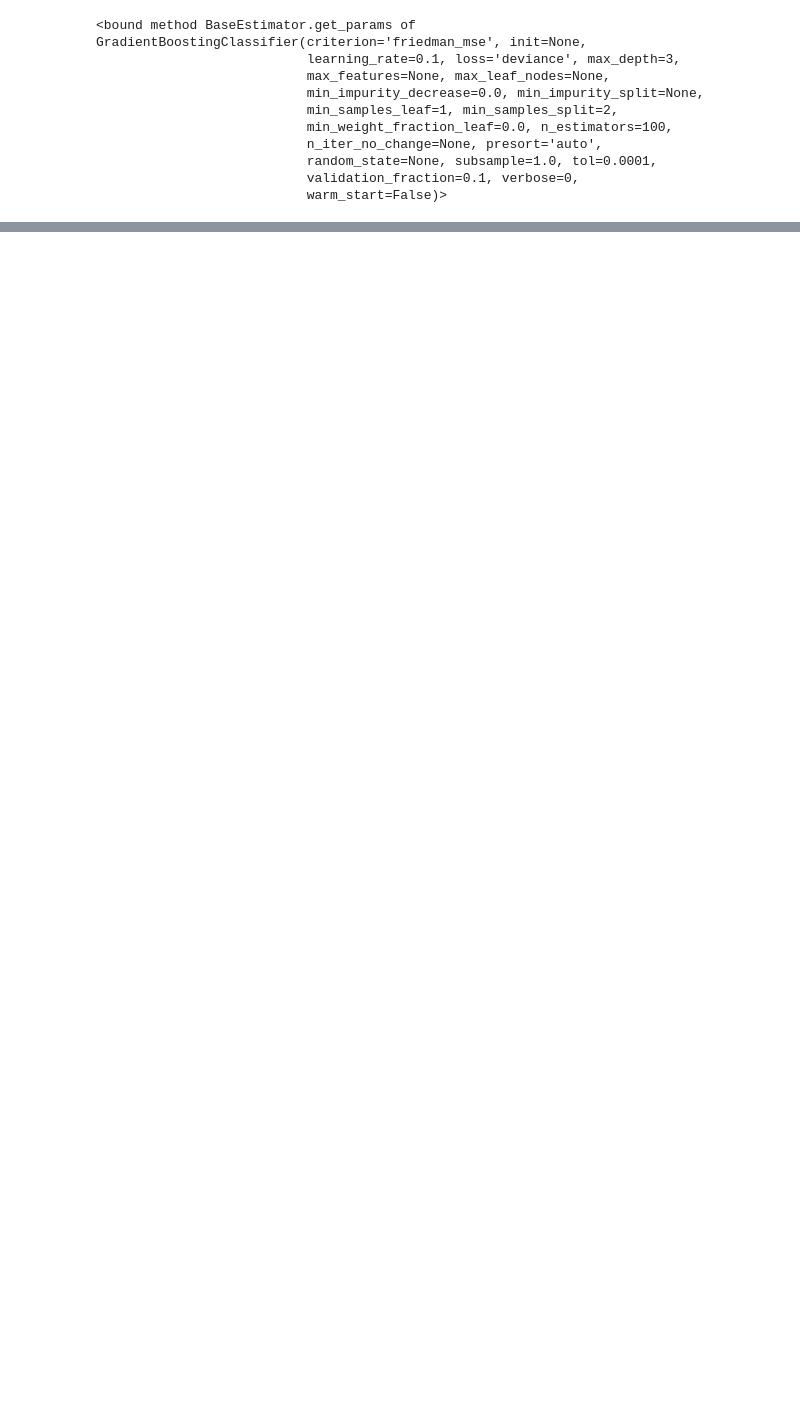
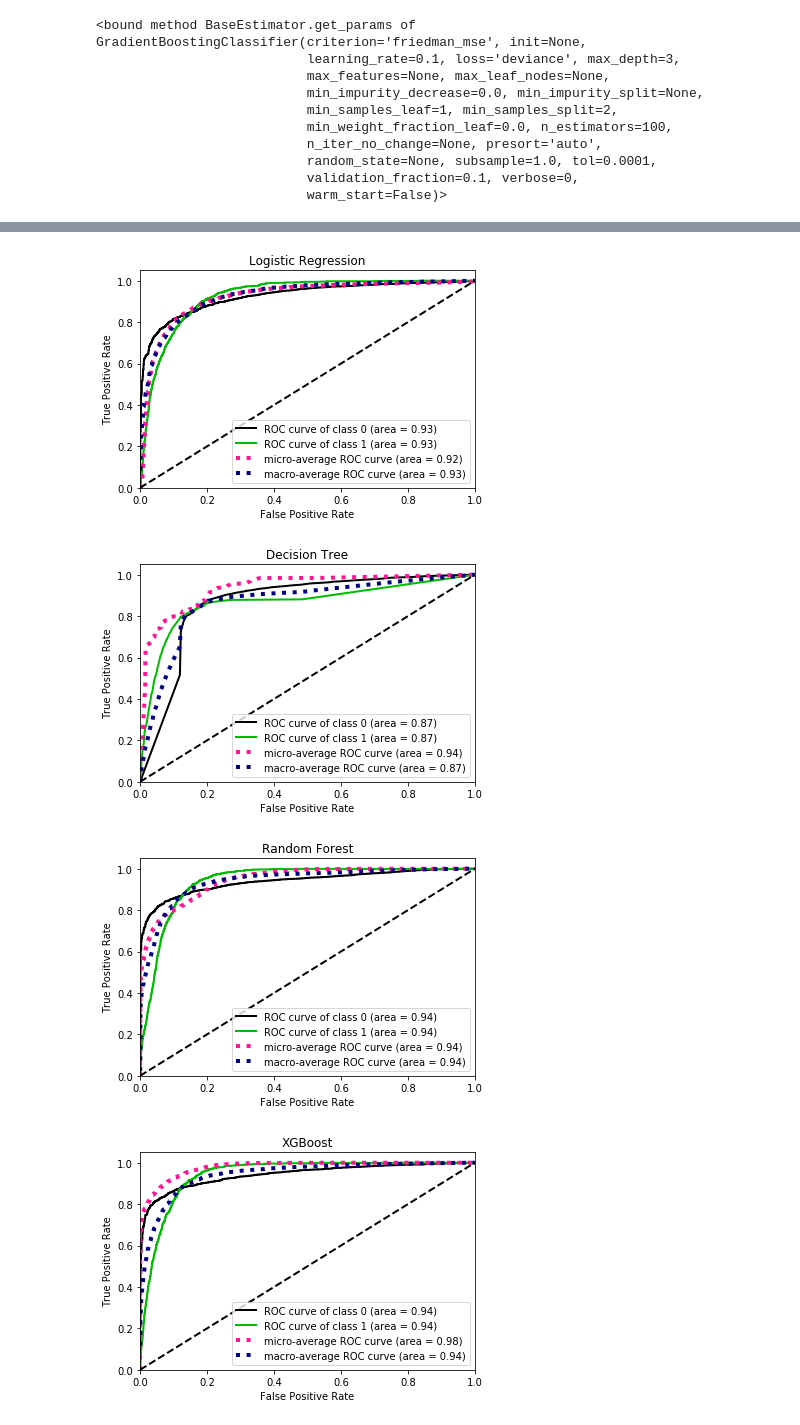
Before and after one commit to sanayei/marketing, a Jupyter notebook: bank-marketing.ipynb, the cells around one changed output, grey strips where cells are left out. Cells and saved outputs as stored; diff of their text form; code cells hidden in the pictures; blank space fills up the shorter version.

```diff
--- a/bank-marketing.ipynb
+++ b/bank-marketing.ipynb
@@ -797,0 +829,10 @@ for name, model in models.items():
+# %%
+for name, model in models.items():
+
+    y_probas = model.predict_proba(X_test)
+    skplt.metrics.plot_roc_curve(y_test, y_probas, title=name)
+# %% [output]
+[figure, added]
+[figure, added]
+[figure, added]
+[figure, added]
```
Also changed, not shown: parts of 34 cells of this notebook.
